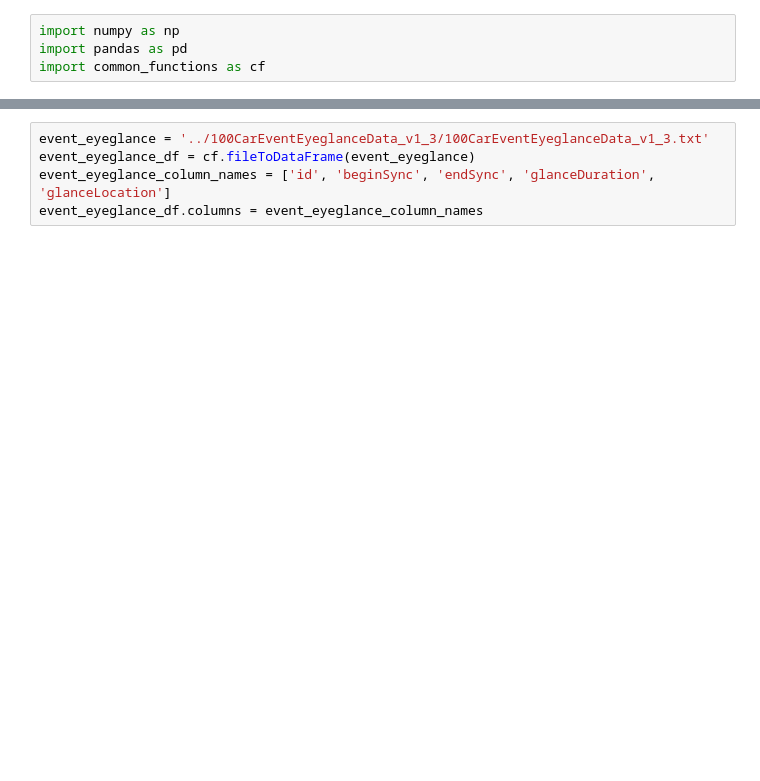
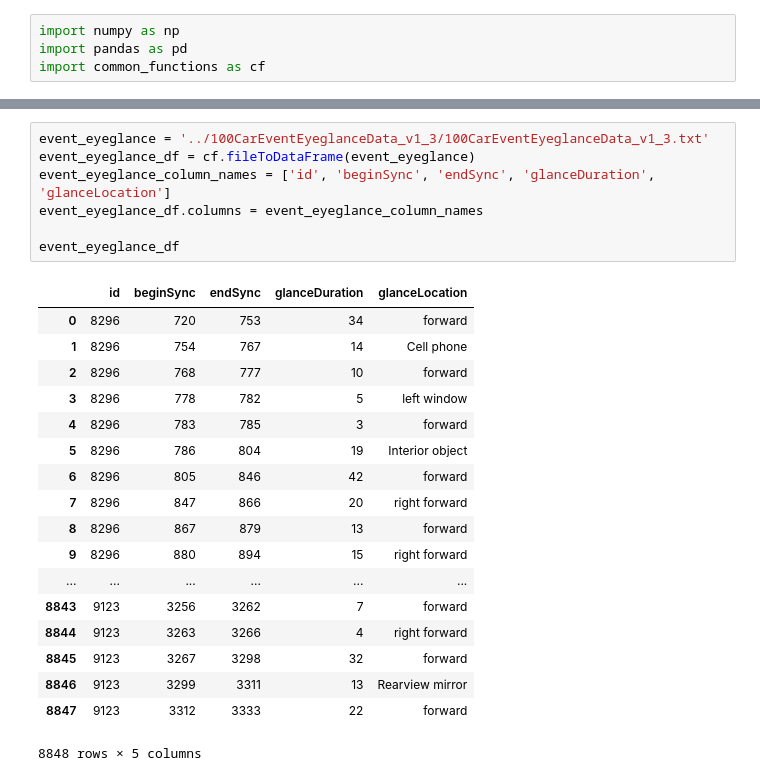
Before and after one commit to Vincentcent1/Markov-Glance, a Jupyter notebook: 100-Car Dataset/code/dataParser.ipynb, the cells around one changed output, grey strips where cells are left out. Drawn from its saved outputs; the diff is of its cells as text; blank space fills up the shorter version.

```diff
--- a/100-Car Dataset/code/dataParser.ipynb
+++ b/100-Car Dataset/code/dataParser.ipynb
@@ -68,5 +106,26 @@ event_video_df
 # %%
 event_eyeglance = '../100CarEventEyeglanceData_v1_3/100CarEventEyeglanceData_v1_3.txt'
 event_eyeglance_df = cf.fileToDataFrame(event_eyeglance)
 event_eyeglance_column_names = ['id', 'beginSync', 'endSync', 'glanceDuration', 'glanceLocation']
 event_eyeglance_df.columns = event_eyeglance_column_names
+
+event_eyeglance_df
+# %% [output]
+|  | id | beginSync | endSync | glanceDuration | glanceLocation |
+| 0 | 8296 | 720 | 753 | 34 | forward |
+| 1 | 8296 | 754 | 767 | 14 | Cell phone |
+| 2 | 8296 | 768 | 777 | 10 | forward |
+| 3 | 8296 | 778 | 782 | 5 | left window |
+| 4 | 8296 | 783 | 785 | 3 | forward |
+| 5 | 8296 | 786 | 804 | 19 | Interior object |
+| 6 | 8296 | 805 | 846 | 42 | forward |
+| 7 | 8296 | 847 | 866 | 20 | right forward |
+| 8 | 8296 | 867 | 879 | 13 | forward |
+| 9 | 8296 | 880 | 894 | 15 | right forward |
+| ... | ... | ... | ... | ... | ... |
+| 8843 | 9123 | 3256 | 3262 | 7 | forward |
+| 8844 | 9123 | 3263 | 3266 | 4 | right forward |
+| 8845 | 9123 | 3267 | 3298 | 32 | forward |
+| 8846 | 9123 | 3299 | 3311 | 13 | Rearview mirror |
+| 8847 | 9123 | 3312 | 3333 | 22 | forward |
+8848 rows × 5 columns
```
Also changed, not shown: parts of 4 cells of this notebook, 3 other files.
